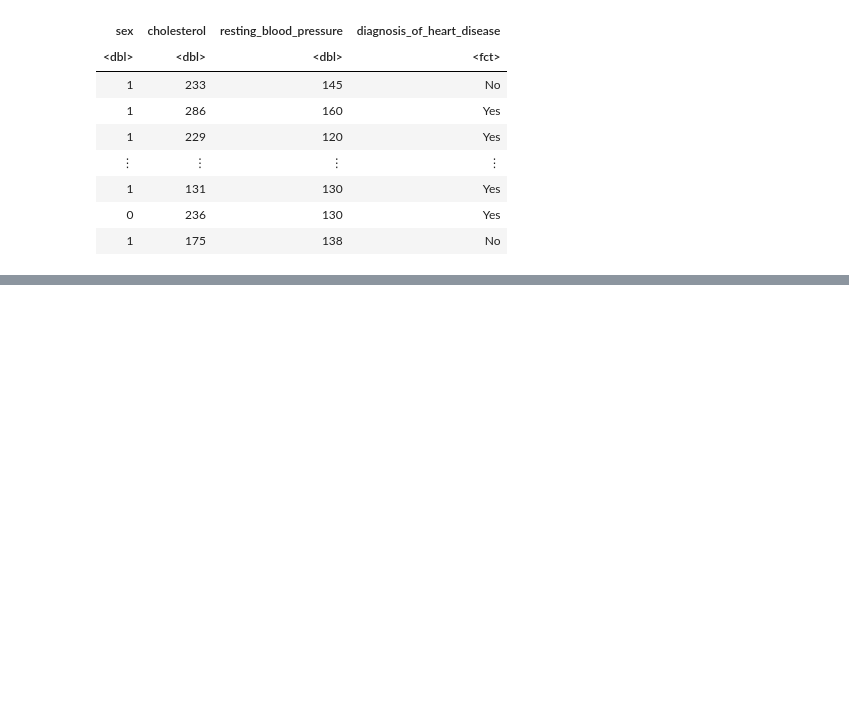
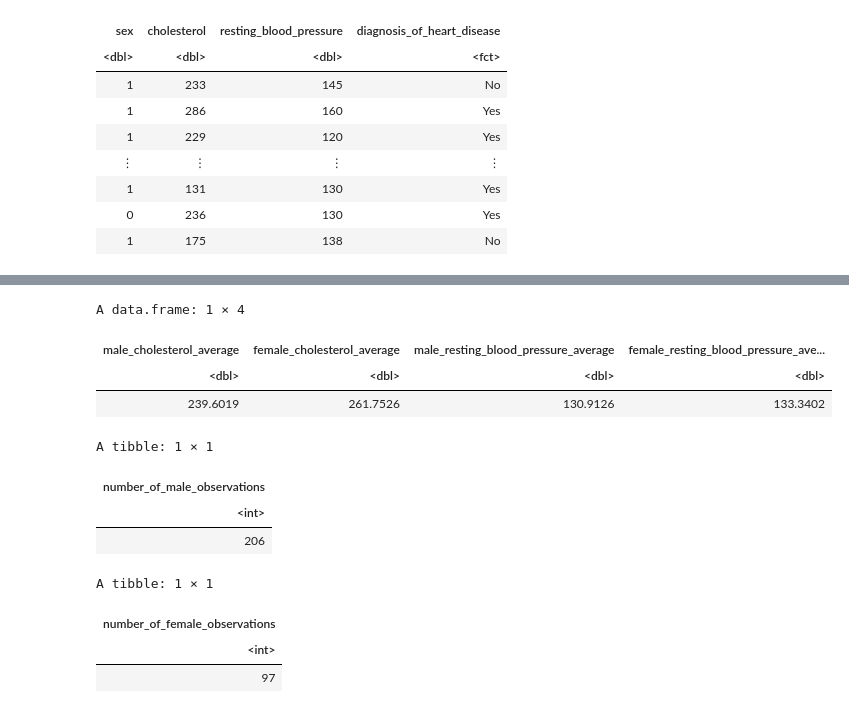
Before and after one commit to edwzou/DSCI-100-Project, a Jupyter notebook: Group 45.ipynb, the cells around one changed output, grey strips where cells are left out. Saved outputs shown, nothing was run; the diff lists cells and outputs as text; code cells hidden in the pictures; blank space fills up the shorter version.

```diff
--- a/Group 45.ipynb
+++ b/Group 45.ipynb
@@ -96,44 +95,58 @@ A tibble: 303 × 4
 # %%
-male_data <- cleveland %>%
+male_data <- cleveland |>
         filter(sex == 1)
 
-female_data <- cleveland %>%
+female_data <- cleveland |>
         filter(sex == 0)
 
-male_count <- male_data %>%
-        summarize(n = n())
-
-female_count <- female_data %>%
-        summarize(n = n())
-
-cholesterol_average_male <- male_data %>%
+cholesterol_average_male <- male_data |>
         summarize(cholesterol = mean(cholesterol))
 
-cholesterol_average_female <- female_data %>%
+cholesterol_average_female <- female_data |>
         summarize(cholesterol = mean(cholesterol))
 
 
-resting_blood_pressure_average_male <- male_data %>%
+resting_blood_pressure_average_male <- male_data |>
         summarize(resting_blood_pressure = mean(resting_blood_pressure))
 
-resting_blood_pressure_average_female <- female_data %>%
+resting_blood_pressure_average_female <- female_data |>
         summarize(resting_blood_pressure = mean(resting_blood_pressure))
 
 average_table <- data.frame(X1 = cholesterol_average_male,
                             X2 = cholesterol_average_female,
                             X3 = resting_blood_pressure_average_male,
-                            X4 = resting_blood_pressure_average_female) %>%
+                            X4 = resting_blood_pressure_average_female) |>
         rename(male_cholesterol_average = cholesterol, female_cholesterol_average = cholesterol.1,
                male_resting_blood_pressure_average = resting_blood_pressure,
                female_resting_blood_pressure_average = resting_blood_pressure.1,)
 
 #male_data
 #female_data
-#male_count
-#female_count
 #cholesterol_average_male
 #cholesterol_average_female
 #resting_blood_pressure_average_male
 #resting_blood_pressure_average_female
-#average_table
+average_table
+
+male_count <- male_data |>
+        summarize(number_of_male_observations = n())
+
+female_count <- female_data |>
+        summarize(number_of_female_observations = n())
+
+male_count
+female_count
+# %% [output]
+A data.frame: 1 × 4
+| male_cholesterol_average | female_cholesterol_average | male_resting_blood_pressure_average | female_resting_blood_pressure_ave... |
+| <dbl> | <dbl> | <dbl> | <dbl> |
+| 239.6019 | 261.7526 | 130.9126 | 133.3402 |
+A tibble: 1 × 1
+| number_of_male_observations |
+| <int> |
+| 206 |
+A tibble: 1 × 1
+| number_of_female_observations |
+| <int> |
+| 97 |
 # %% [markdown]
```
Also changed, not shown: parts of 10 cells of this notebook.
